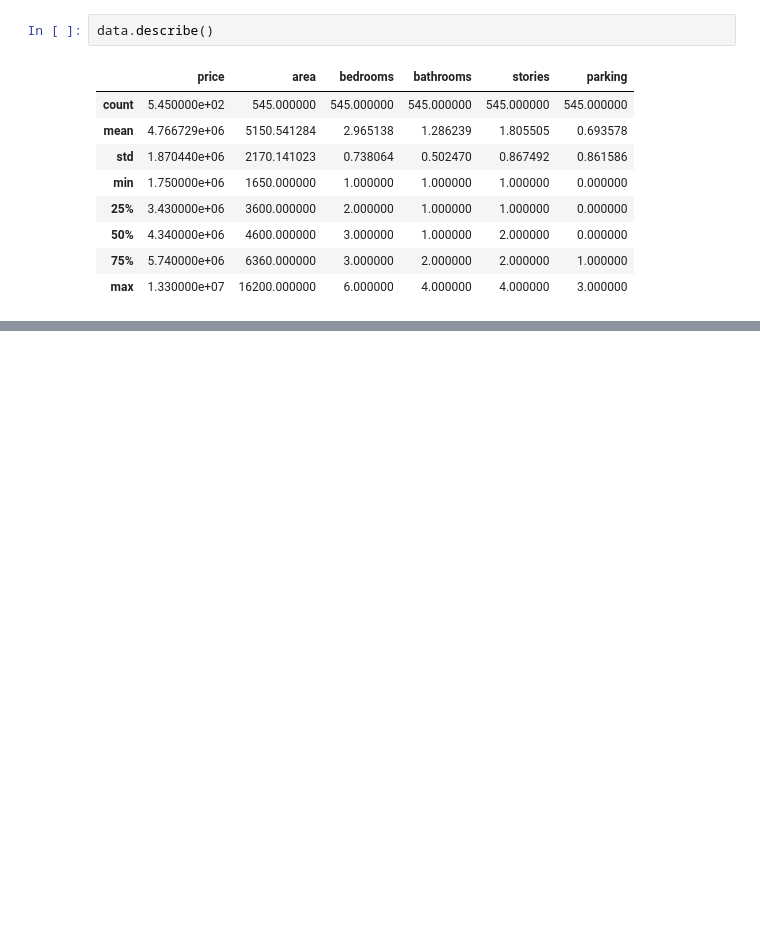
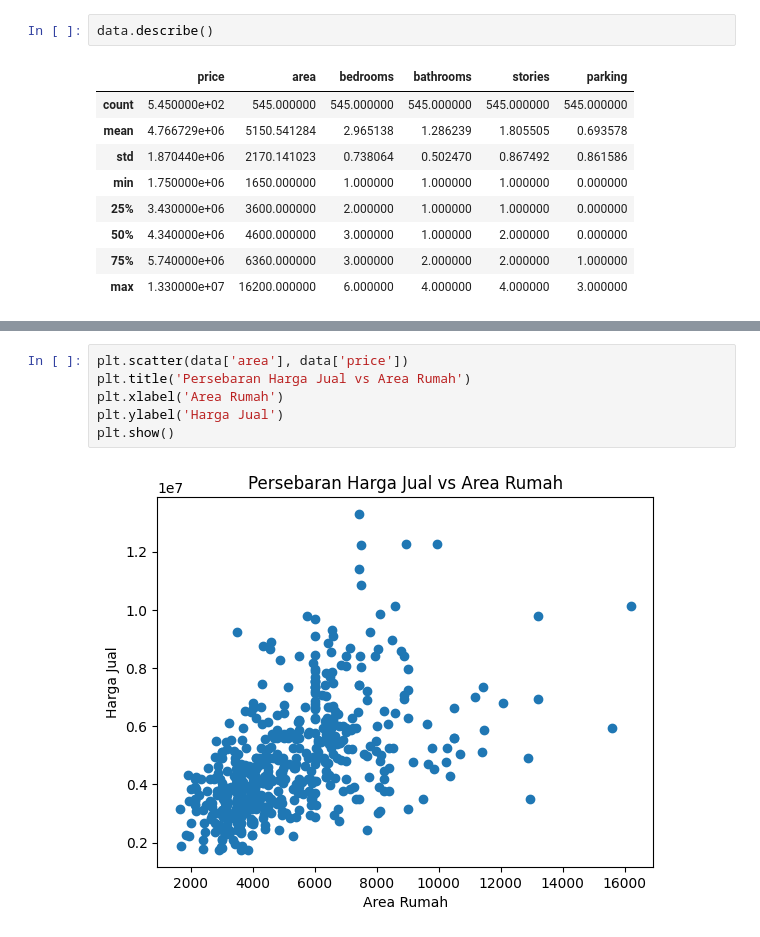
Before and after one commit to nadeap/Fullstack-DS, a Jupyter notebook: SerkomDS/Housepredict.ipynb, the cells around one changed output, grey strips where cells are left out. Saved outputs shown, nothing was run; the diff lists cells and outputs as text; blank space fills up the shorter version.

```diff
--- a/SerkomDS/Housepredict.ipynb
+++ b/SerkomDS/Housepredict.ipynb
@@ -80,0 +95,8 @@ data.describe()
+# %%
+plt.scatter(data['area'], data['price'])
+plt.title('Persebaran Harga Jual vs Area Rumah')
+plt.xlabel('Area Rumah')
+plt.ylabel('Harga Jual')
+plt.show()
+# %% [output]
+[figure, added]
```
Also changed, not shown: parts of 6 cells of this notebook.
